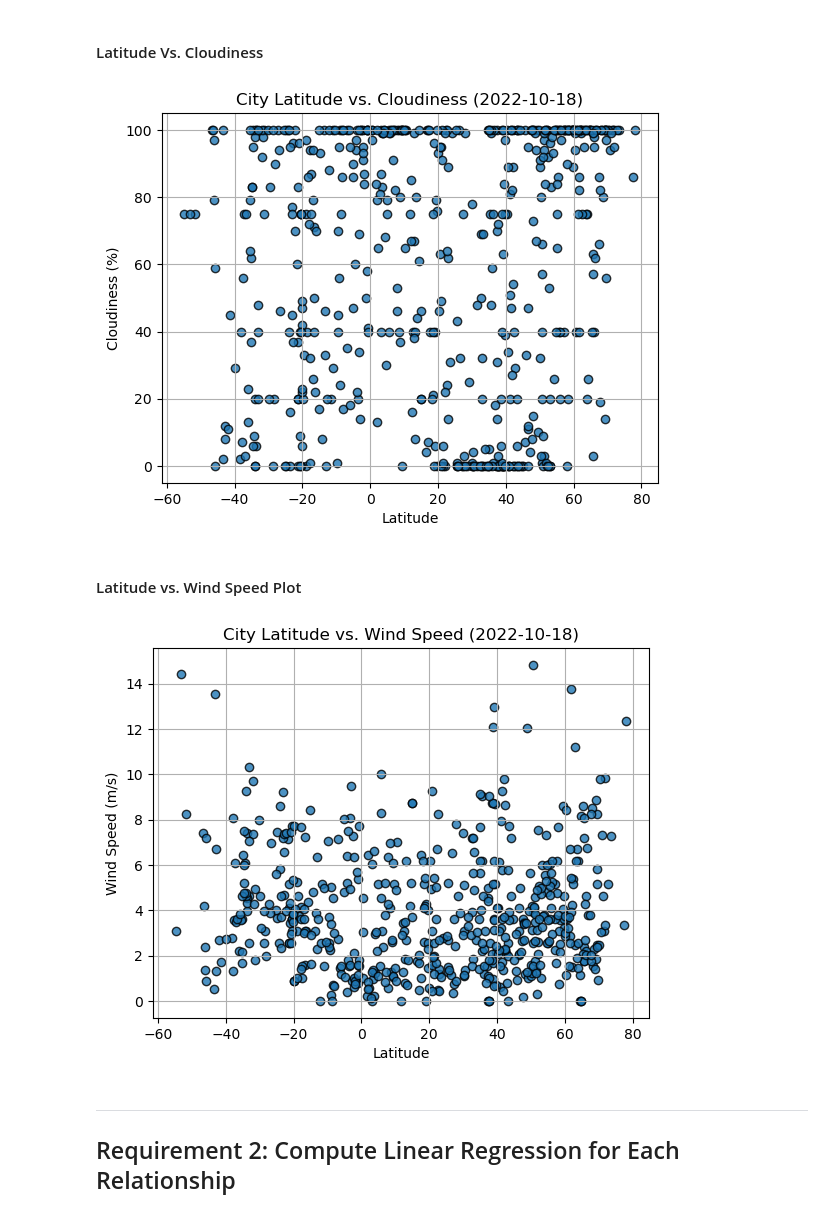
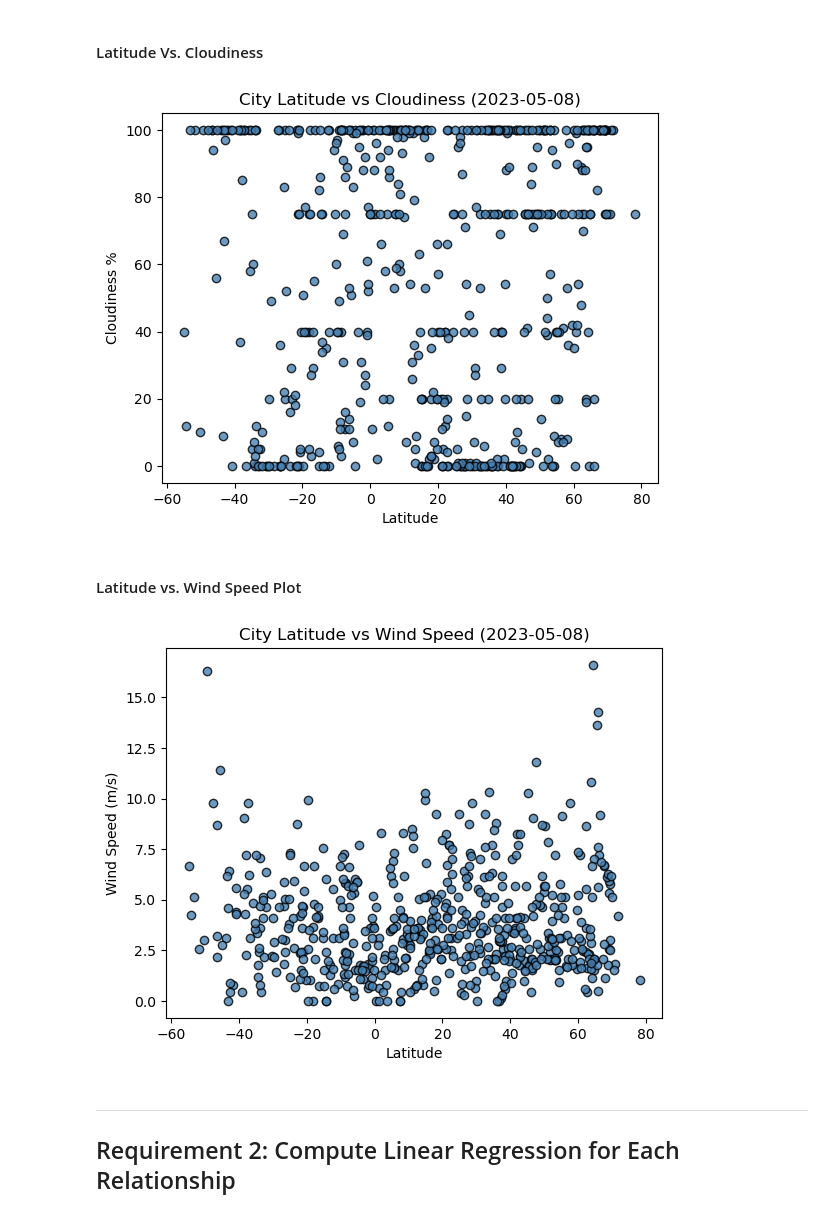
Before and after one commit to joey-october85/06-python-api-challenge, a Jupyter notebook: WeatherPy/starter_code/WeatherPy.ipynb, the cells around one changed output. Cells and saved outputs as stored; diff of their text form; code cells hidden in the pictures.

Commit message:
progress with scatter plots and geoview

```diff
--- a/WeatherPy/starter_code/WeatherPy.ipynb
+++ b/WeatherPy/starter_code/WeatherPy.ipynb
@@ -222,35 +232,45 @@ plt.show()
 # %% [markdown]
 #### Latitude Vs. Cloudiness
 # %%
-# Build the scatter plots for latitude vs. cloudiness
-# YOUR CODE HERE
+# Build scatter plot for latitude vs. cloudiness
+lats = city_data_df['Lat']
+clouds = city_data_df['Cloudiness']
+
+plot1 = plt.scatter(lats, clouds, facecolors="steelblue", alpha=0.8, edgecolors='black')
 
 # Incorporate the other graph properties
-# YOUR CODE HERE
+plt.xlabel('Latitude')
+plt.ylabel('Cloudiness %')
+plt.title('City Latitude vs Cloudiness (2023-05-08)')
 
 # Save the figure
-plt.savefig("output_data/Fig3.png")
+plt.savefig("../output_data/Fig3.png")
 
 # Show plot
 plt.show()
 # %% [output]
-[figure, old version]
+[figure, new version]
 # %% [markdown]
 #### Latitude vs. Wind Speed Plot
 # %%
 # Build the scatter plots for latitude vs. wind speed
-# YOUR CODE HERE
+lats = city_data_df['Lat']
+speed = city_data_df['Wind Speed']
+
+plot1 = plt.scatter(lats, speed, facecolors="steelblue", alpha=0.8, edgecolors='black')
 
 # Incorporate the other graph properties
-# YOUR CODE HERE
+plt.xlabel('Latitude')
+plt.ylabel('Wind Speed (m/s)')
+plt.title('City Latitude vs Wind Speed (2023-05-08)')
 
 # Save the figure
-plt.savefig("output_data/Fig4.png")
+plt.savefig("../output_data/Fig4.png")
 
 # Show plot
 plt.show()
 # %% [output]
-[figure, old version]
+[figure, new version]
 # %% [markdown]
 ---
 
```
Also changed, not shown: parts of 11 cells of this notebook, 5 other files.
